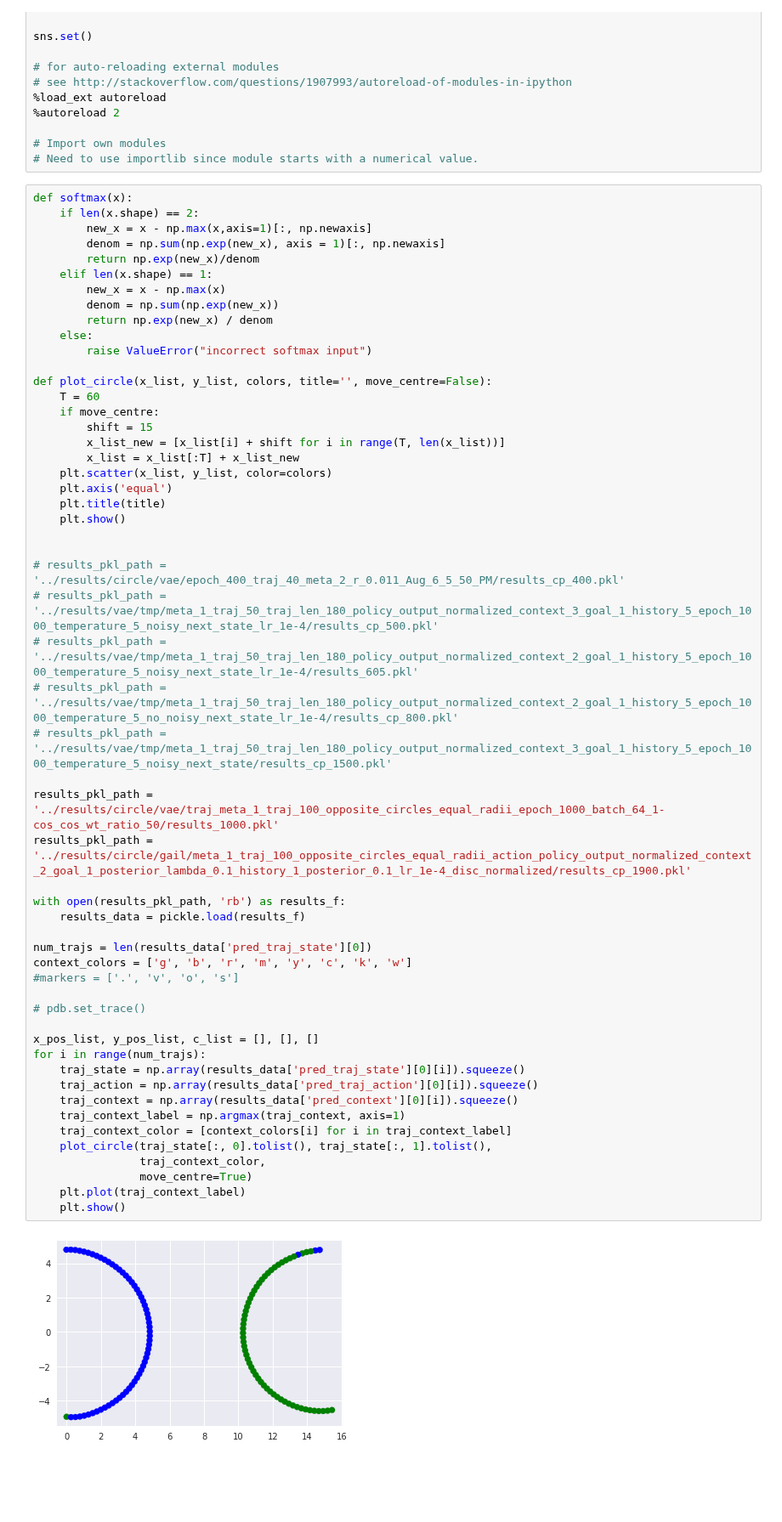
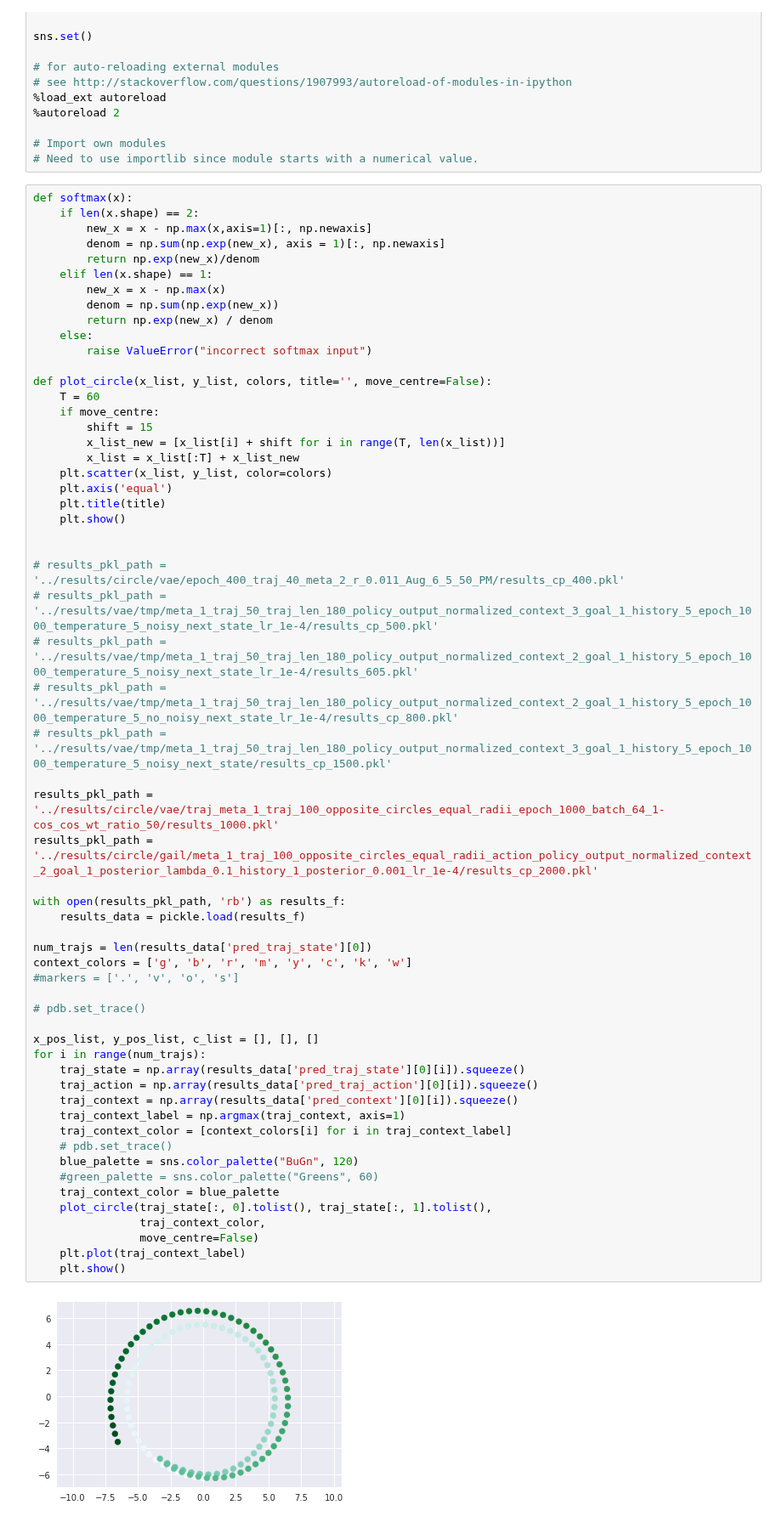
Before and after one commit to sharma-arjun/DirectedInfo-GAIL, a Jupyter notebook: IL/plots/plot_gail_gen_circle_trajectories.ipynb, the cells around one changed output. Shown at 85% size. Drawn from its saved outputs; the diff is of its cells as text; blank space fills up the shorter version.

Commit message:
Plot circles created by directed info gail.

```diff
--- a/IL/plots/plot_gail_gen_circle_trajectories.ipynb
+++ b/IL/plots/plot_gail_gen_circle_trajectories.ipynb
@@ -69,33 +69,37 @@ def plot_circle(x_list, y_list, colors, title='', move_centre=False):
 
 # results_pkl_path = '../results/circle/vae/epoch_400_traj_40_meta_2_r_0.011_Aug_6_5_50_PM/results_cp_400.pkl'
 # results_pkl_path = '../results/vae/tmp/meta_1_traj_50_traj_len_180_policy_output_normalized_context_3_goal_1_history_5_epoch_1000_temperature_5_noisy_next_state_lr_1e-4/results_cp_500.pkl'
 # results_pkl_path = '../results/vae/tmp/meta_1_traj_50_traj_len_180_policy_output_normalized_context_2_goal_1_history_5_epoch_1000_temperature_5_noisy_next_state_lr_1e-4/results_605.pkl'
 # results_pkl_path = '../results/vae/tmp/meta_1_traj_50_traj_len_180_policy_output_normalized_context_2_goal_1_history_5_epoch_1000_temperature_5_no_noisy_next_state_lr_1e-4/results_cp_800.pkl'
 # results_pkl_path = '../results/vae/tmp/meta_1_traj_50_traj_len_180_policy_output_normalized_context_3_goal_1_history_5_epoch_1000_temperature_5_noisy_next_state/results_cp_1500.pkl'
 
 results_pkl_path = '../results/circle/vae/traj_meta_1_traj_100_opposite_circles_equal_radii_epoch_1000_batch_64_1-cos_cos_wt_ratio_50/results_1000.pkl'
-results_pkl_path = '../results/circle/gail/meta_1_traj_100_opposite_circles_equal_radii_action_policy_output_normalized_context_2_goal_1_posterior_lambda_0.1_history_1_posterior_0.1_lr_1e-4_disc_normalized/results_cp_1900.pkl'
+results_pkl_path = '../results/circle/gail/meta_1_traj_100_opposite_circles_equal_radii_action_policy_output_normalized_context_2_goal_1_posterior_lambda_0.1_history_1_posterior_0.001_lr_1e-4/results_cp_2000.pkl'
 
 with open(results_pkl_path, 'rb') as results_f:
     results_data = pickle.load(results_f)
 
 num_trajs = len(results_data['pred_traj_state'][0])
 context_colors = ['g', 'b', 'r', 'm', 'y', 'c', 'k', 'w']
 #markers = ['.', 'v', 'o', 's']
 
 # pdb.set_trace()
 
 x_pos_list, y_pos_list, c_list = [], [], []
 for i in range(num_trajs):
     traj_state = np.array(results_data['pred_traj_state'][0][i]).squeeze()
     traj_action = np.array(results_data['pred_traj_action'][0][i]).squeeze()
     traj_context = np.array(results_data['pred_context'][0][i]).squeeze()
     traj_context_label = np.argmax(traj_context, axis=1)
     traj_context_color = [context_colors[i] for i in traj_context_label]
+    # pdb.set_trace()
+    blue_palette = sns.color_palette("BuGn", 120)
+    #green_palette = sns.color_palette("Greens", 60)
+    traj_context_color = blue_palette
     plot_circle(traj_state[:, 0].tolist(), traj_state[:, 1].tolist(),
                 traj_context_color,
-                move_centre=True)
+                move_centre=False)
     plt.plot(traj_context_label)
     plt.show()
 # %% [output]
-[figure, old version]
+[figure, new version]
```
Also changed, not shown: parts of 1 cell of this notebook, 1 other file.
